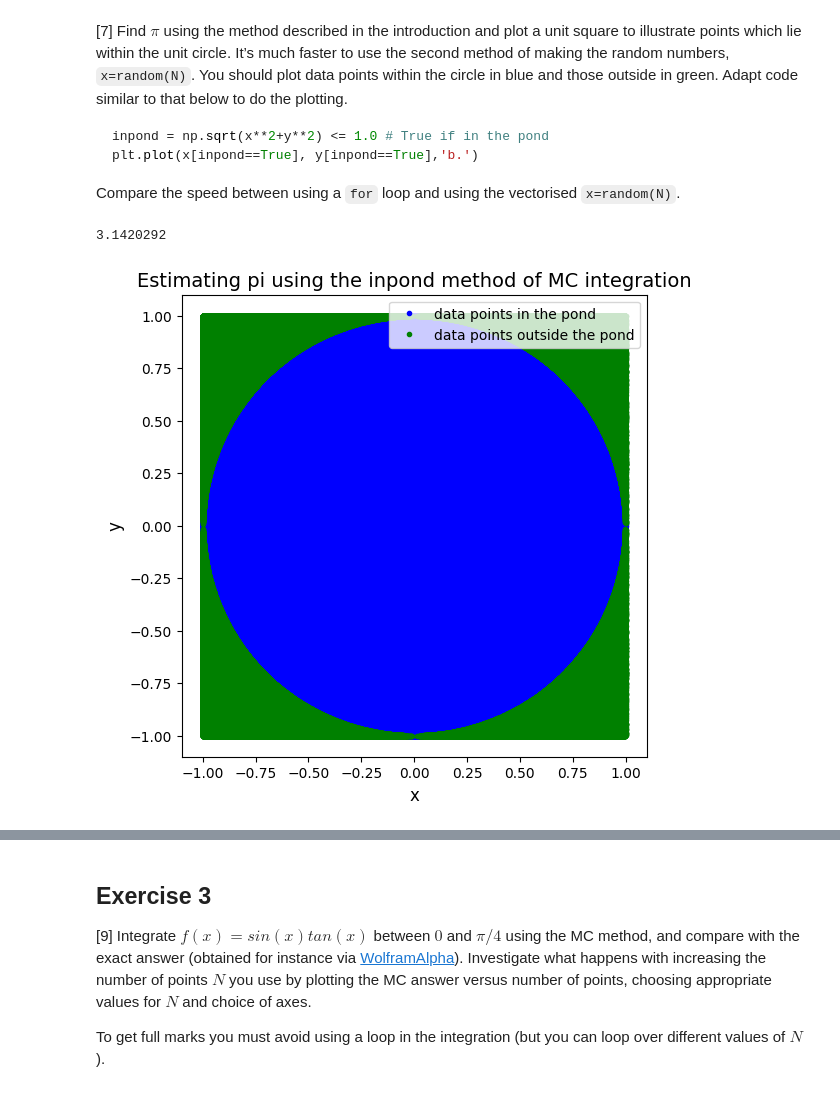
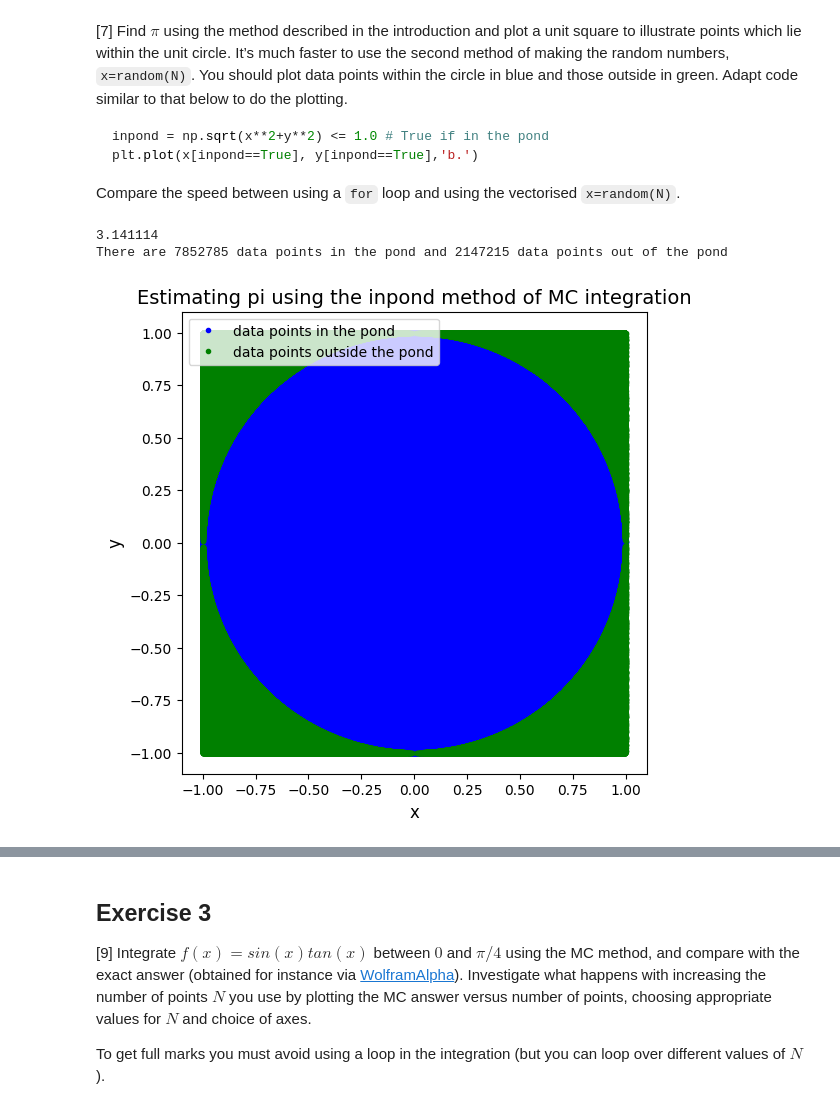
Before and after one commit to PX2145-2025/week-6-b-Lalsodagar-Adi, a Jupyter notebook: Monte_Carlo_Adi_Lalsodagar.ipynb, the cells around one changed output, grey strips where cells are left out. Cells and saved outputs as stored; diff of their text form; code cells hidden in the pictures.

```diff
--- a/Monte_Carlo_Adi_Lalsodagar.ipynb
+++ b/Monte_Carlo_Adi_Lalsodagar.ipynb
@@ -228,28 +228,30 @@ plt.plot(x[inpond==True], y[inpond==True],'b.')
 # %%
 %%time
 
 import numpy as np
 from numpy.random import random
 import matplotlib.pyplot as plt
 
 N = int(1e7)
 n = 0
 
 # Estimating the value of pi using the vectorised form
 x,y=2*np.random.rand(2,N)-1
 r=np.sqrt(x**2+y**2)
 inpond = r <= 1.0 # True if in the pond
 n=np.sum(r <= 1.0)
-vector = print(4*n/N)
+print(4*n/N)
+print(f'There are {np.sum(inpond == True)} data points in the pond and {np.sum(inpond == False)} data points out of the pond')
 
 plt.figure(figsize=(6,6))
 plt.plot(x[inpond==True], y[inpond==True],'b.',label = 'data points in the pond')
 plt.plot(x[inpond==False],y[inpond==False],'g.', label = 'data points outside the pond')
 plt.xlabel('x', fontsize = 12)
 plt.ylabel('y', fontsize = 12)
 plt.title('Estimating pi using the inpond method of MC integration', fontsize = 14)
 plt.legend(loc = 'best')
 plt.show()
 # %% [output]
-3.1420292
+3.141114
+There are 7852785 data points in the pond and 2147215 data points out of the pond
-[figure, old version]
+[figure, new version]
```
Also changed, not shown: parts of 3 cells of this notebook.
